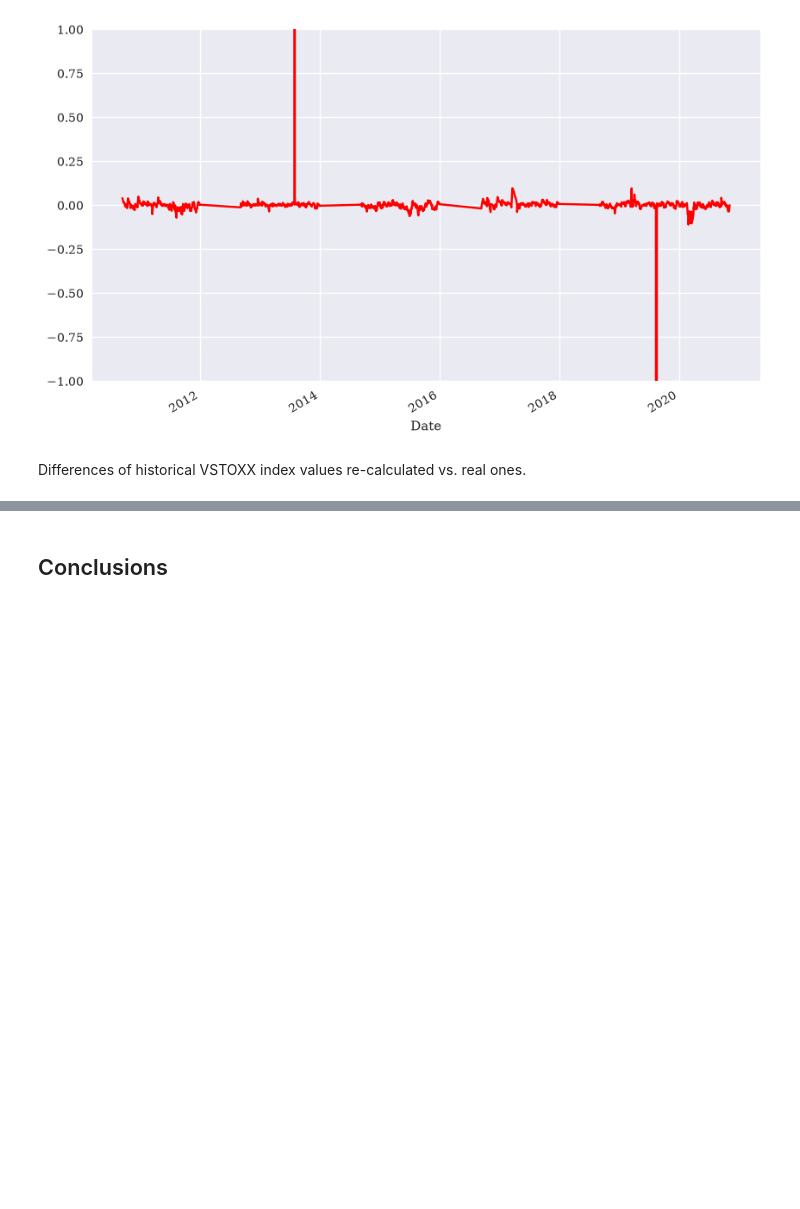
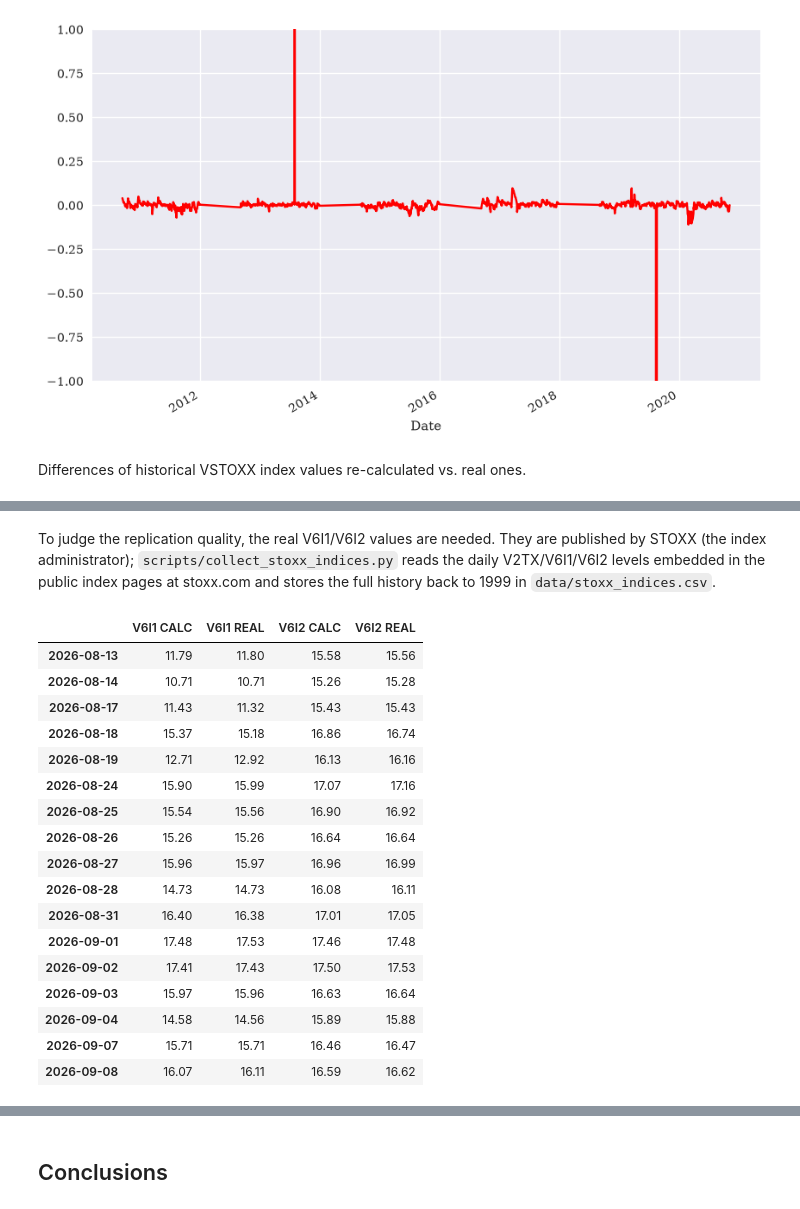
Before and after one commit to tuanito/lvvd, a Jupyter notebook: code/05_vstoxx_index.ipynb, the cells around one changed output, grey strips where cells are left out. Saved outputs shown, nothing was run; the diff lists cells and outputs as text; code cells hidden in the pictures; blank space fills up the shorter version.

```diff
--- a/code/05_vstoxx_index.ipynb
+++ b/code/05_vstoxx_index.ipynb
@@ -570,0 +598,26 @@ data['Difference'].plot(figsize=(10, 6), style="r", grid=True,
+# %% [markdown]
+To judge the replication quality, the real V6I1/V6I2 values are needed. They are published by STOXX (the index administrator); `scripts/collect_stoxx_indices.py` reads the daily V2TX/V6I1/V6I2 levels embedded in the public index pages at stoxx.com and stores the full history back to 1999 in `data/stoxx_indices.csv`.
+# %%
+real = pd.read_csv('data/stoxx_indices.csv', index_col=0, parse_dates=True)
+comp_live = pd.DataFrame({'V6I1 CALC': si_live['V6I1'], 'V6I1 REAL': real['V6I1'],
+                          'V6I2 CALC': si_live['V6I2'], 'V6I2 REAL': real['V6I2']}).dropna()
+comp_live.round(2)
+# %% [output]
+|  | V6I1 CALC | V6I1 REAL | V6I2 CALC | V6I2 REAL |
+| 2026-08-13 | 11.79 | 11.80 | 15.58 | 15.56 |
+| 2026-08-14 | 10.71 | 10.71 | 15.26 | 15.28 |
+| 2026-08-17 | 11.43 | 11.32 | 15.43 | 15.43 |
+| 2026-08-18 | 15.37 | 15.18 | 16.86 | 16.74 |
+| 2026-08-19 | 12.71 | 12.92 | 16.13 | 16.16 |
+| 2026-08-24 | 15.90 | 15.99 | 17.07 | 17.16 |
+| 2026-08-25 | 15.54 | 15.56 | 16.90 | 16.92 |
+| 2026-08-26 | 15.26 | 15.26 | 16.64 | 16.64 |
+| 2026-08-27 | 15.96 | 15.97 | 16.96 | 16.99 |
+| 2026-08-28 | 14.73 | 14.73 | 16.08 | 16.11 |
+| 2026-08-31 | 16.40 | 16.38 | 17.01 | 17.05 |
+| 2026-09-01 | 17.48 | 17.53 | 17.46 | 17.48 |
+| 2026-09-02 | 17.41 | 17.43 | 17.50 | 17.53 |
+| 2026-09-03 | 15.97 | 15.96 | 16.63 | 16.64 |
+| 2026-09-04 | 14.58 | 14.56 | 15.89 | 15.88 |
+| 2026-09-07 | 15.71 | 15.71 | 16.46 | 16.47 |
+| 2026-09-08 | 16.07 | 16.11 | 16.59 | 16.62 |
```
Also changed, not shown: parts of 7 cells of this notebook, 3 other files.
